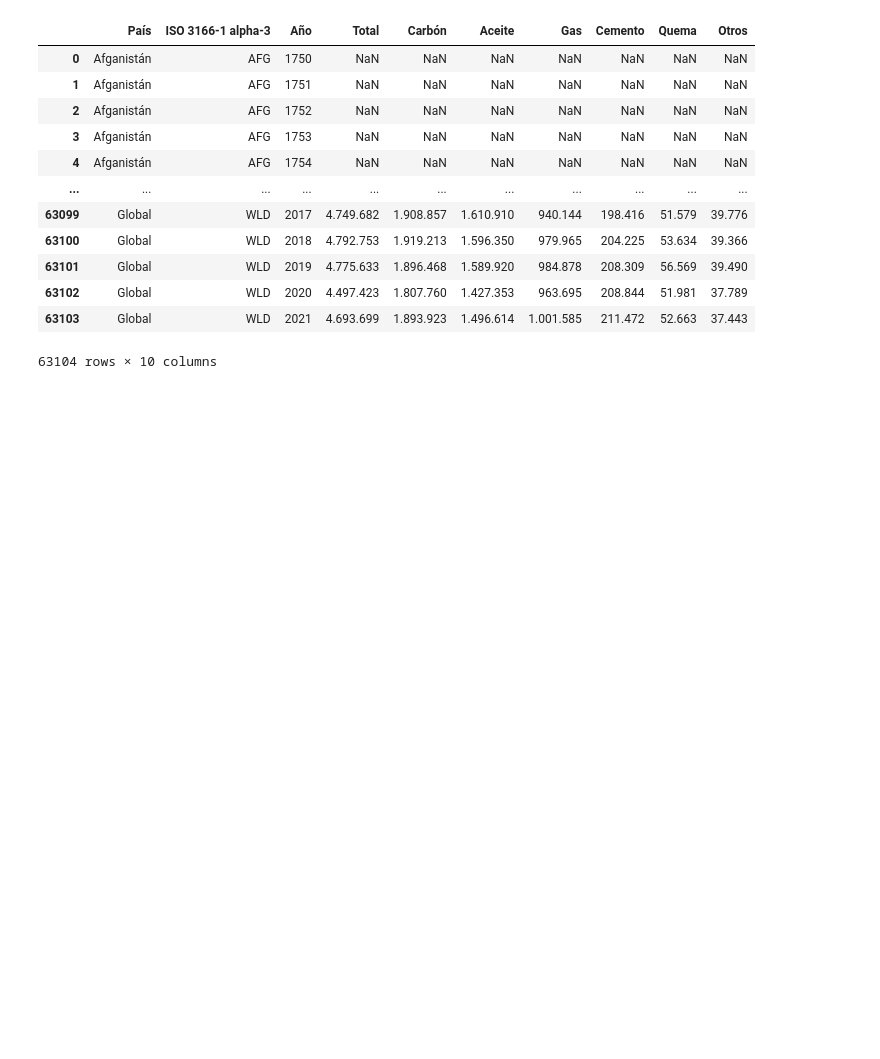
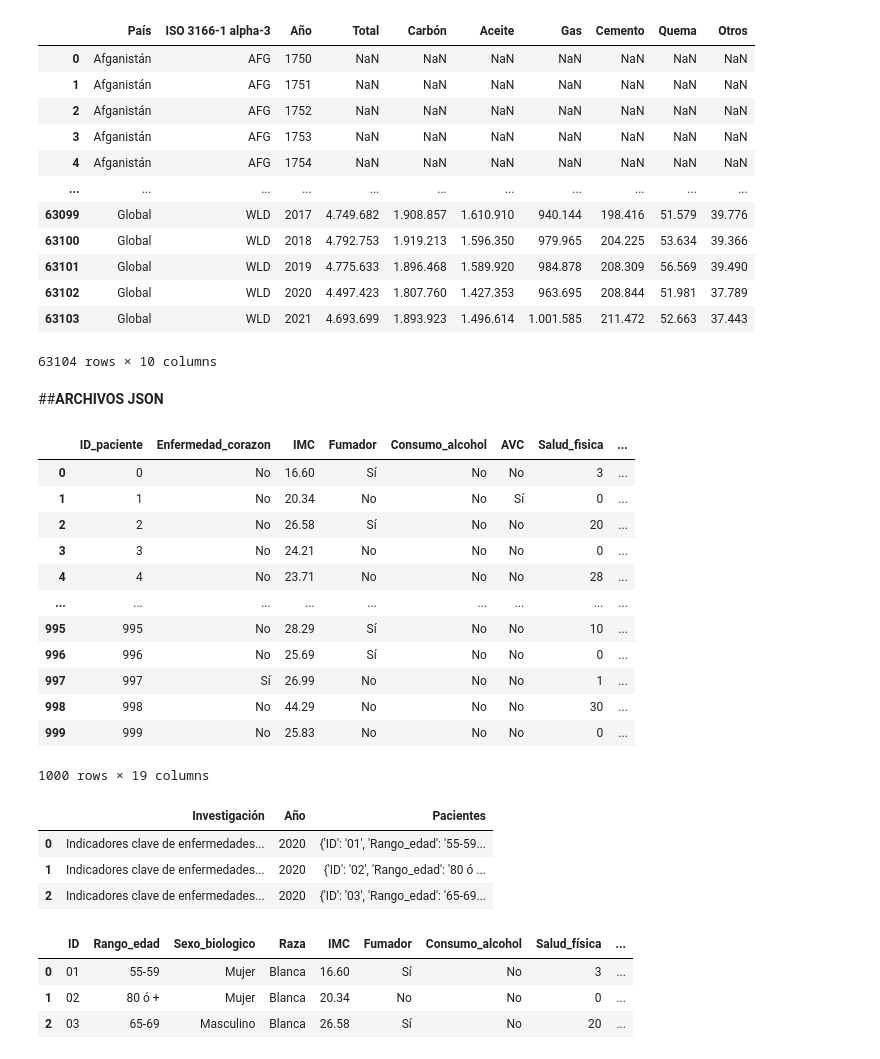
Before and after one commit to cmrondon2000/pandas-es-formatosarchivos, a Jupyter notebook: PandasES.ipynb, the cells around one changed output. Saved outputs shown, nothing was run; the diff lists cells and outputs as text; code cells hidden in the pictures; blank space fills up the shorter version.

```diff
--- a/PandasES.ipynb
+++ b/PandasES.ipynb
@@ -239,3 +239,5 @@ percapita_sheets
 | 63102 | Global | WLD | 2020 | 4.497.423 | 1.807.760 | 1.427.353 | 963.695 | 208.844 | 51.981 | 37.789 |
 | 63103 | Global | WLD | 2021 | 4.693.699 | 1.893.923 | 1.496.614 | 1.001.585 | 211.472 | 52.663 | 37.443 |
 63104 rows × 10 columns
+# %% [markdown]
+##**ARCHIVOS JSON**
@@ -241,0 +246,25 @@ percapita_sheets
+# %%
+datos_pacientes = pd.read_json("pacientes.json")
+datos_pacientes
+# %% [output]
+|  | ID_paciente | Enfermedad_corazon | IMC | Fumador | Consumo_alcohol | AVC | Salud_fisica | ... |
+| 0 | 0 | No | 16.60 | Sí | No | No | 3 | ... |
+| 1 | 1 | No | 20.34 | No | No | Sí | 0 | ... |
+| 2 | 2 | No | 26.58 | Sí | No | No | 20 | ... |
+| 3 | 3 | No | 24.21 | No | No | No | 0 | ... |
+| 4 | 4 | No | 23.71 | No | No | No | 28 | ... |
+| ... | ... | ... | ... | ... | ... | ... | ... | ... |
+| 995 | 995 | No | 28.29 | Sí | No | No | 10 | ... |
+| 996 | 996 | No | 25.69 | Sí | No | No | 0 | ... |
+| 997 | 997 | Sí | 26.99 | No | No | No | 1 | ... |
+| 998 | 998 | No | 44.29 | No | No | No | 30 | ... |
+| 999 | 999 | No | 25.83 | No | No | No | 0 | ... |
+1000 rows × 19 columns
+# %%
+datos_pacientes_2 = pd.read_json("pacientes_2.json")
+datos_pacientes_2
+# %% [output]
+|  | Investigación | Año | Pacientes |
+| 0 | Indicadores clave de enfermedades... | 2020 | {'ID': '01', 'Rango_edad': '55-59... |
+| 1 | Indicadores clave de enfermedades... | 2020 | {'ID': '02', 'Rango_edad': '80 ó ... |
+| 2 | Indicadores clave de enfermedades... | 2020 | {'ID': '03', 'Rango_edad': '65-69... |
@@ -241,0 +273,7 @@ percapita_sheets
+# %%
+df_normalizado
+# %% [output]
+|  | ID | Rango_edad | Sexo_biologico | Raza | IMC | Fumador | Consumo_alcohol | Salud_física | ... |
+| 0 | 01 | 55-59 | Mujer | Blanca | 16.60 | Sí | No | 3 | ... |
+| 1 | 02 | 80 ó + | Mujer | Blanca | 20.34 | No | No | 0 | ... |
+| 2 | 03 | 65-69 | Masculino | Blanca | 26.58 | Sí | No | 20 | ... |
```
Also changed, not shown: parts of 4 cells of this notebook.
